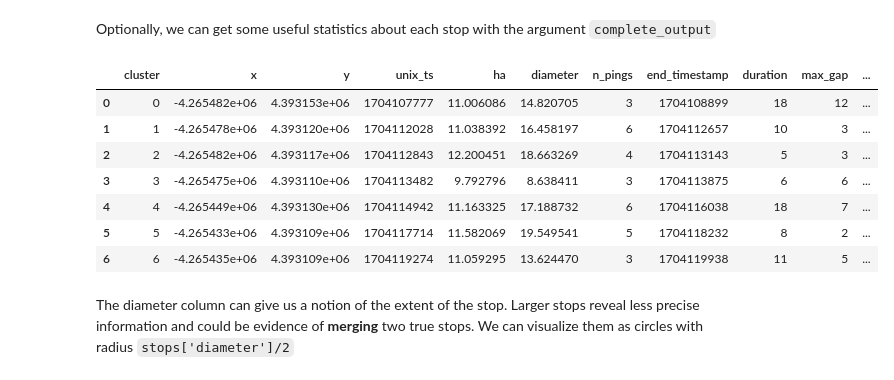
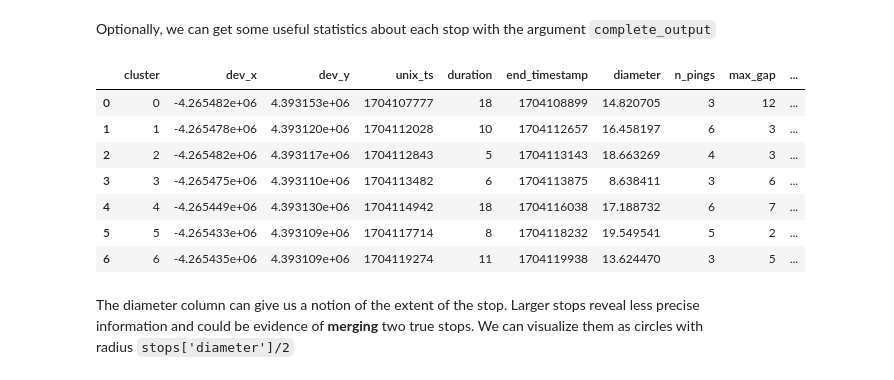
Before and after one commit to Watts-Lab/nomad, a Jupyter notebook: tutorials/IC2S2-2025/[3]stop-detection.ipynb, the cells around one changed output. Cells and saved outputs as stored; diff of their text form; code cells hidden in the pictures.

```diff
--- a/tutorials/IC2S2-2025/[3]stop-detection.ipynb
+++ b/tutorials/IC2S2-2025/[3]stop-detection.ipynb
@@ -144,17 +145,17 @@ LACHESIS.lachesis(traj, delta_roam=20, dt_max = 60, dur_min=5, traj_cols=tc) # T
 # %% [markdown]
 Optionally, we can get some useful statistics about each stop with the argument `complete_output`
 # %%
-stops = LACHESIS.lachesis(traj, delta_roam=20, dt_max = 60, dur_min=5, complete_output=True, traj_cols=tc)
+stops = LACHESIS.lachesis(traj, delta_roam=20, dt_max = 60, dur_min=5, complete_output=True, keep_col_names=True, traj_cols=tc)
 stops
 # %% [output]
-|  | cluster | x | y | unix_ts | ha | diameter | n_pings | end_timestamp | duration | max_gap | ... |
-| 0 | 0 | -4.265482e+06 | 4.393153e+06 | 1704107777 | 11.006086 | 14.820705 | 3 | 1704108899 | 18 | 12 | ... |
-| 1 | 1 | -4.265478e+06 | 4.393120e+06 | 1704112028 | 11.038392 | 16.458197 | 6 | 1704112657 | 10 | 3 | ... |
-| 2 | 2 | -4.265482e+06 | 4.393117e+06 | 1704112843 | 12.200451 | 18.663269 | 4 | 1704113143 | 5 | 3 | ... |
-| 3 | 3 | -4.265475e+06 | 4.393110e+06 | 1704113482 | 9.792796 | 8.638411 | 3 | 1704113875 | 6 | 6 | ... |
-| 4 | 4 | -4.265449e+06 | 4.393130e+06 | 1704114942 | 11.163325 | 17.188732 | 6 | 1704116038 | 18 | 7 | ... |
-| 5 | 5 | -4.265433e+06 | 4.393109e+06 | 1704117714 | 11.582069 | 19.549541 | 5 | 1704118232 | 8 | 2 | ... |
-| 6 | 6 | -4.265435e+06 | 4.393109e+06 | 1704119274 | 11.059295 | 13.624470 | 3 | 1704119938 | 11 | 5 | ... |
+|  | cluster | dev_x | dev_y | unix_ts | duration | end_timestamp | diameter | n_pings | max_gap | ... |
+| 0 | 0 | -4.265482e+06 | 4.393153e+06 | 1704107777 | 18 | 1704108899 | 14.820705 | 3 | 12 | ... |
+| 1 | 1 | -4.265478e+06 | 4.393120e+06 | 1704112028 | 10 | 1704112657 | 16.458197 | 6 | 3 | ... |
+| 2 | 2 | -4.265482e+06 | 4.393117e+06 | 1704112843 | 5 | 1704113143 | 18.663269 | 4 | 3 | ... |
+| 3 | 3 | -4.265475e+06 | 4.393110e+06 | 1704113482 | 6 | 1704113875 | 8.638411 | 3 | 6 | ... |
+| 4 | 4 | -4.265449e+06 | 4.393130e+06 | 1704114942 | 18 | 1704116038 | 17.188732 | 6 | 7 | ... |
+| 5 | 5 | -4.265433e+06 | 4.393109e+06 | 1704117714 | 8 | 1704118232 | 19.549541 | 5 | 2 | ... |
+| 6 | 6 | -4.265435e+06 | 4.393109e+06 | 1704119274 | 11 | 1704119938 | 13.624470 | 3 | 5 | ... |
 # %% [markdown]
 The diameter column can give us a notion of the extent of the stop. Larger stops reveal less precise information and could be evidence of **merging** two true stops. We can visualize them as circles with radius `stops['diameter']/2`
 # %%
```
Also changed, not shown: parts of 22 cells of this notebook, 7 other files.
